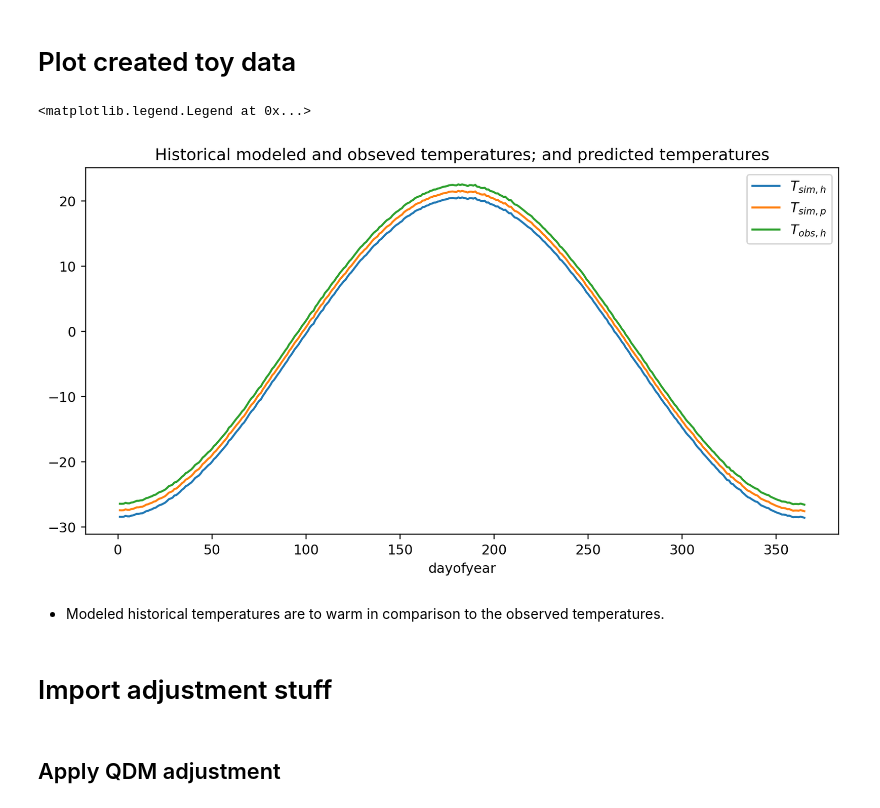
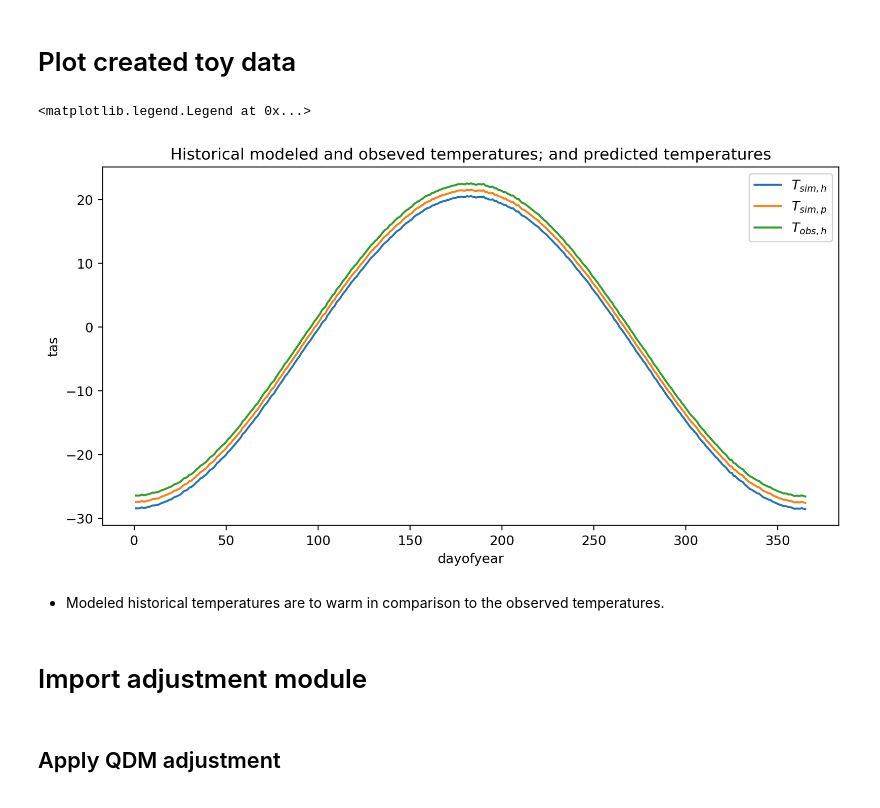
Before and after one commit to btschwertfeger/python-cmethods, a Jupyter notebook: examples.ipynb, the cells around one changed output. Saved outputs shown, nothing was run; the diff lists cells and outputs as text; code cells hidden in the pictures.

```diff
--- a/examples.ipynb
+++ b/examples.ipynb
@@ -53,18 +53,18 @@ simp = xr.DataArray(
 # Plot created toy data
 # %%
 plt.figure(figsize=(10,5),dpi=216)
-simh.groupby('time.dayofyear').mean(...).plot(label='$T_{sim,h}$')
-simp.groupby('time.dayofyear').mean(...).plot(label='$T_{sim,p}$')
-obsh.groupby('time.dayofyear').mean(...).plot(label='$T_{obs,h}$')
+simh['tas'].groupby('time.dayofyear').mean(...).plot(label='$T_{sim,h}$')
+simp['tas'].groupby('time.dayofyear').mean(...).plot(label='$T_{sim,p}$')
+obsh['tas'].groupby('time.dayofyear').mean(...).plot(label='$T_{obs,h}$')
 plt.title('Historical modeled and obseved temperatures; and predicted temperatures')
 plt.legend()
 # %% [output]
 <matplotlib.legend.Legend at 0x...>
-[figure, old version]
+[figure, new version]
 # %% [markdown]
 * Modeled historical temperatures are to warm in comparison to the observed temperatures.
 # %% [markdown]
-# Import adjustment stuff
+# Import adjustment module
 # %%
 from CMethods import CMethods
 cm = CMethods()
```
Also changed, not shown: parts of 8 cells of this notebook, 2 other files.
